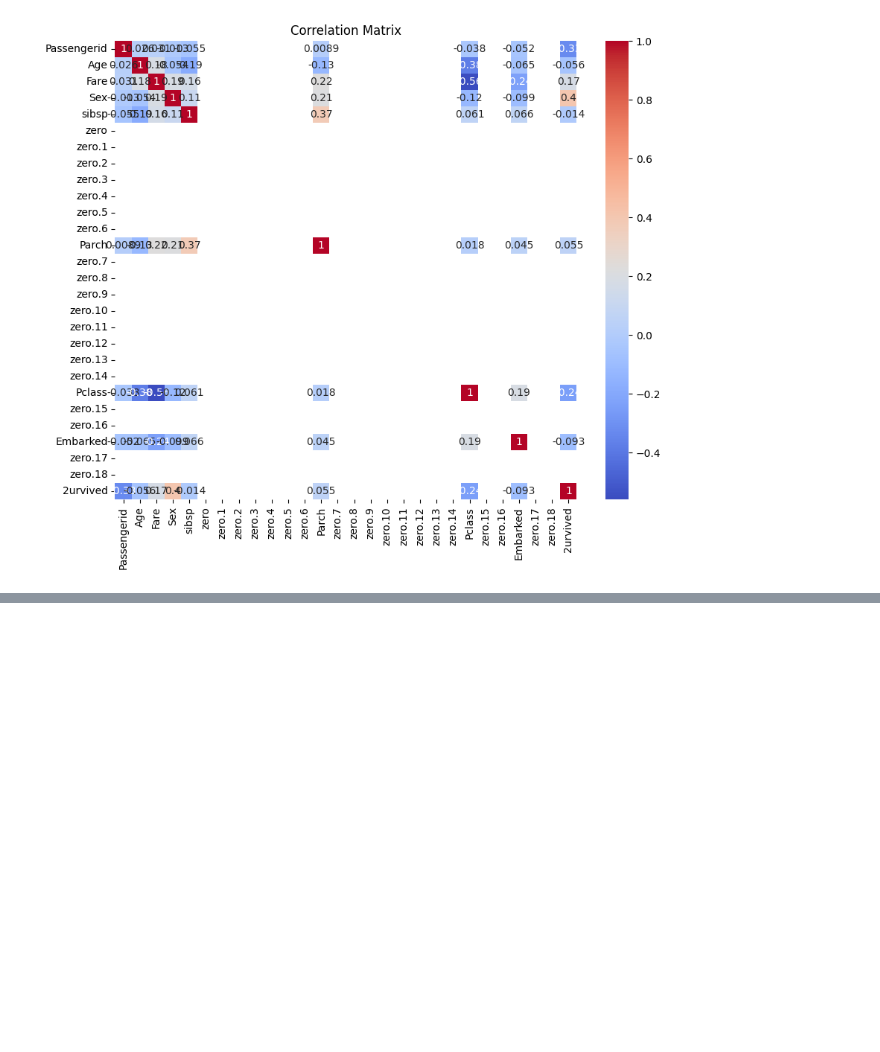
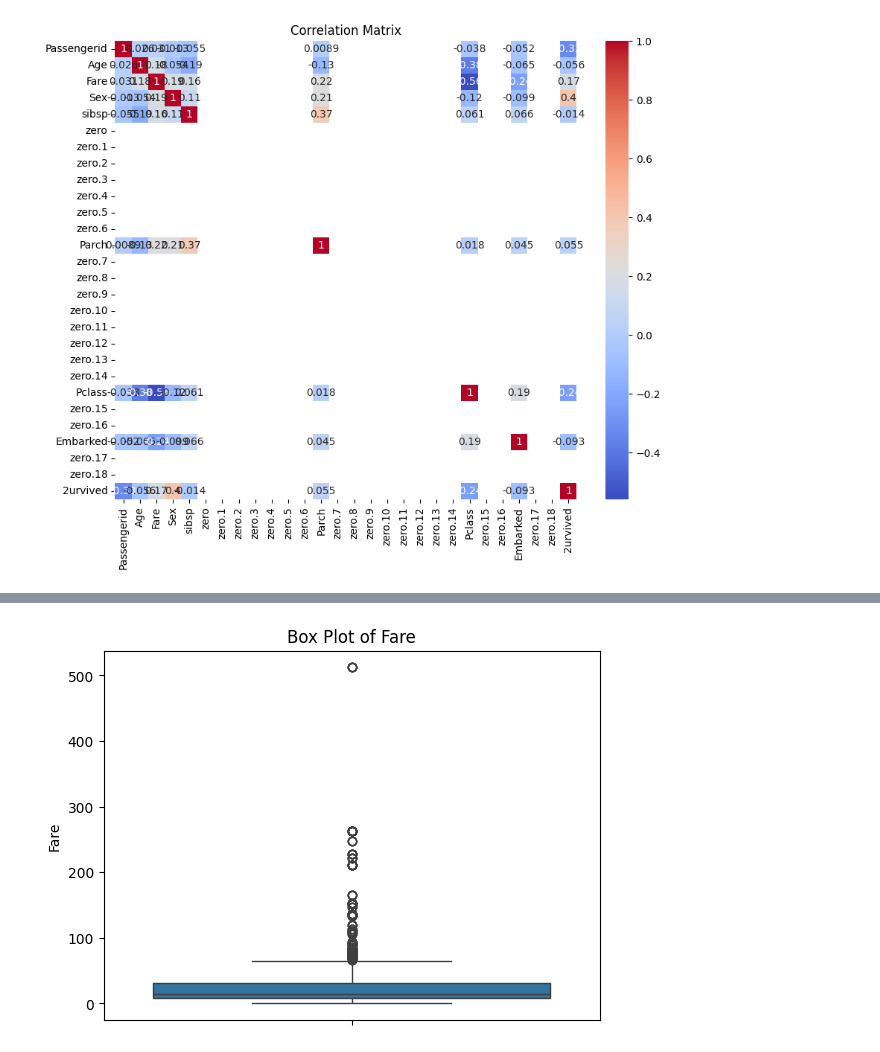
Before and after one commit to MaDhuManodya/Kaggle-Data-Analysis, a Jupyter notebook: Titanic_Survival_Analysis.ipynb, the cells around one changed output, grey strips where cells are left out. Drawn from its saved outputs; the diff is of its cells as text; code cells hidden in the pictures; blank space fills up the shorter version.

```diff
--- a/Titanic_Survival_Analysis.ipynb
+++ b/Titanic_Survival_Analysis.ipynb
@@ -172,0 +201,10 @@ plt.show()
+# %%
+import seaborn as sns
+
+# Box plot for Fare
+sns.boxplot(y=df['Fare'])
+plt.title('Box Plot of Fare')
+plt.ylabel('Fare')
+plt.show()
+# %% [output]
+[figure, added]
```
Also changed, not shown: parts of 5 cells of this notebook.
